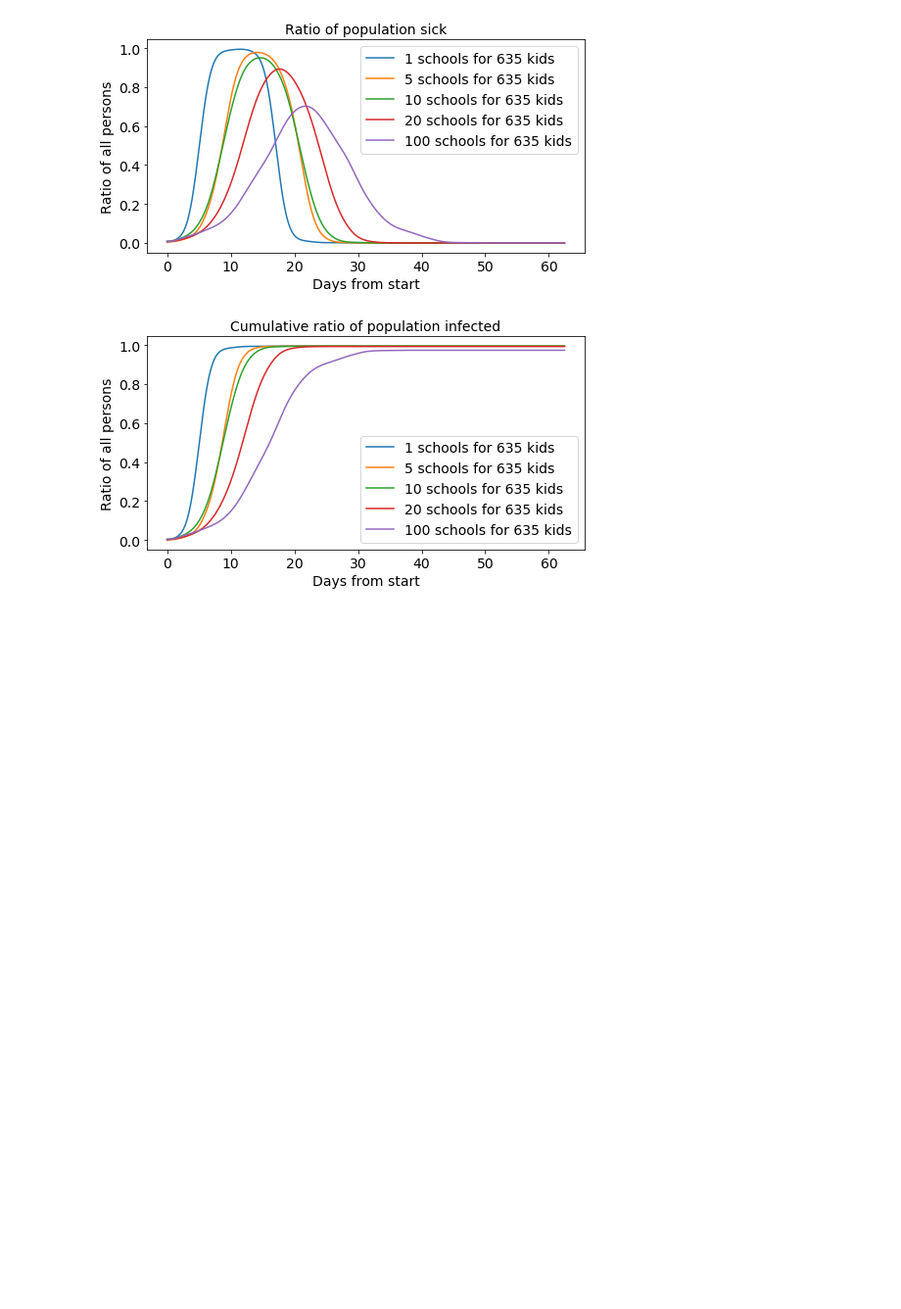
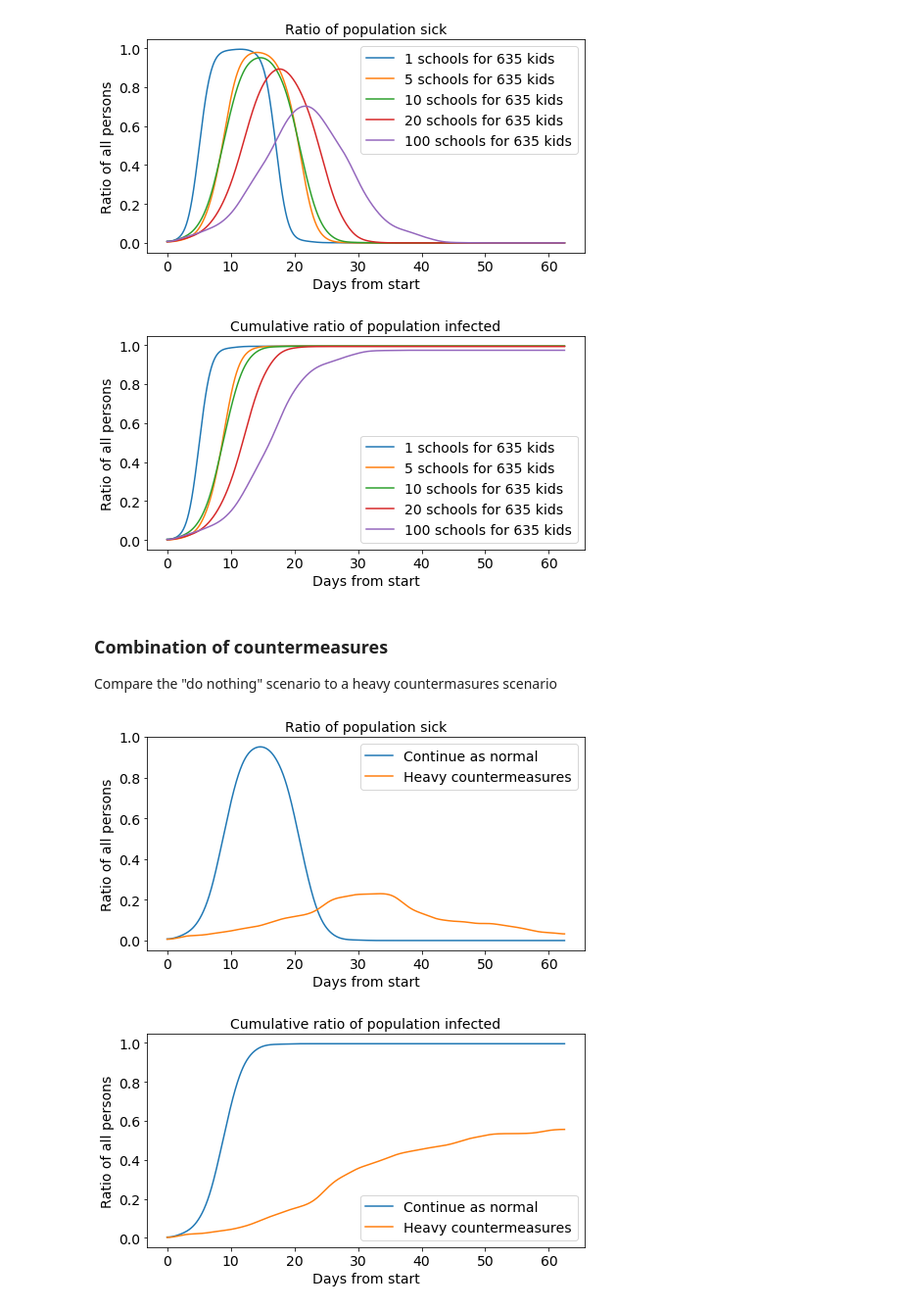
Before and after one commit to Kursula/virus_spreading_simulator, a Jupyter notebook: Virus_sim.ipynb, the cells around one changed output. Shown at 98% size. Cells and saved outputs as stored; diff of their text form; code cells hidden in the pictures; blank space fills up the shorter version.

Commit message:
add new example simulation

```diff
--- a/Virus_sim.ipynb
+++ b/Virus_sim.ipynb
@@ -197,11 +197,12 @@ def setup_simulation(n_home : int = 200,
             # Setup home etc schedules
             person.add_event(event_hours=np.arange(0, 24, 1), event=home)
 
-            school = np.random.choice(schools)
-            school_start = np.random.randint(2) + 8
-            school_end = np.random.randint(2) + 13
-            school_hours = np.arange(school_start, school_end, 1)
-            person.add_event(event_hours=school_hours, event=school)
+            if n_school > 0:
+                school = np.random.choice(schools)
+                school_start = np.random.randint(2) + 8
+                school_end = np.random.randint(2) + 13
+                school_hours = np.arange(school_start, school_end, 1)
+                person.add_event(event_hours=school_hours, event=school)
 
             if np.random.rand() < vaccinated_ratio:
                 person.vaccinate(flu_1.name)
@@ -326,3 +327,44 @@ Sim round took 12.7 s
 Sim round took 11.4 s
 [figure]
 [figure]
+# %% [markdown]
+### Combination of countermeasures
+Compare the "do nothing" scenario to a heavy countermasures scenario
+# %%
+results = {}
+
+# The "do nothing" scenario
+param = 0
+persons, events = setup_simulation(n_sick=4)
+timestamps, sick_ratio = run_sim(persons=persons,
+                                 events=events,
+                                 sim_hours=1500)
+results[param] = {}
+results[param]['x'] = timestamps
+results[param]['sick_ratio'] = sick_ratio
+cumul_infs = cumul_inf_ratio(persons=persons, timestamps=timestamps)
+results[param]['cumul_new_inf'] = cumul_infs
+results[param]['label'] = 'Continue as normal'
+
+# The heavy countermeasures scenario
+# - Shut down schools
+# - Force 60% of sick to stay home
+param = 1
+persons, events = setup_simulation(n_school=0,
+                                   sick_leave_ok_ratio=0.6,
+                                   n_sick=4)
+timestamps, sick_ratio = run_sim(persons=persons,
+                                 events=events,
+                                 sim_hours=1500)
+results[param] = {}
+results[param]['x'] = timestamps
+results[param]['sick_ratio'] = sick_ratio
+cumul_infs = cumul_inf_ratio(persons=persons, timestamps=timestamps)
+results[param]['cumul_new_inf'] = cumul_infs
+results[param]['label'] = 'Heavy countermeasures'
+
+plot_sick_ratio(results)
+plot_cumul_inf_ratio(results)
+# %% [output]
+[figure, added]
+[figure, added]
```
